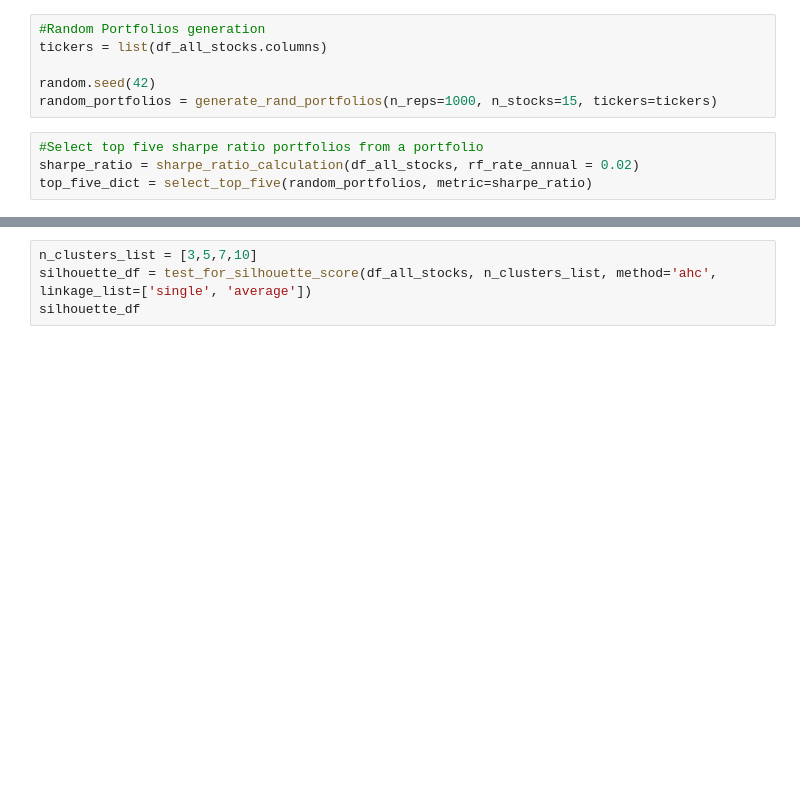
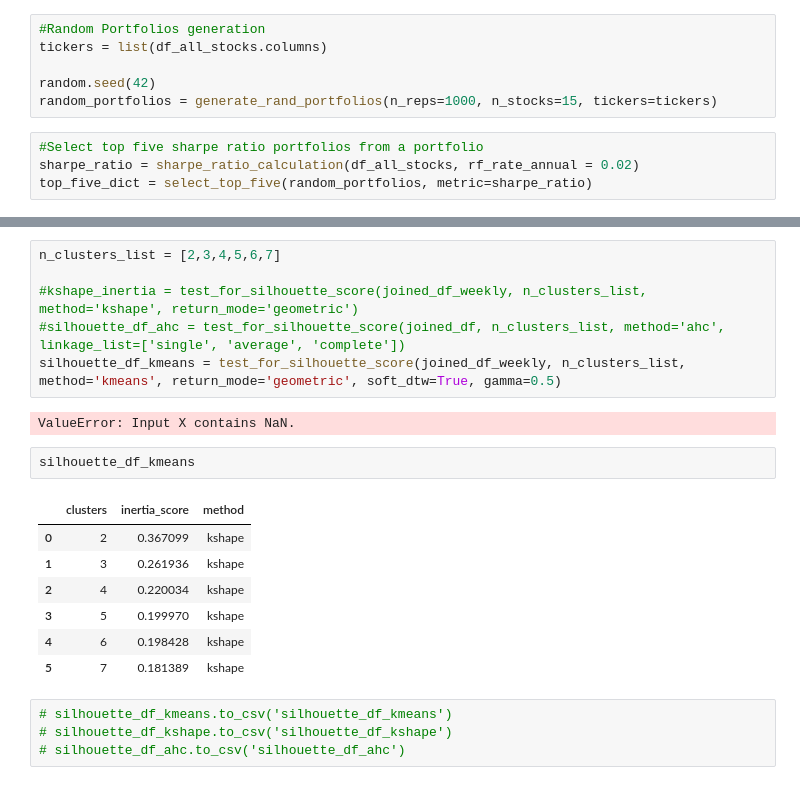
Before and after one commit to KirillKovalchuk02/thesis_clustering, a Jupyter notebook: data_process.ipynb, the cells around one changed output, grey strips where cells are left out. Saved outputs shown, nothing was run; the diff lists cells and outputs as text; blank space fills up the shorter version.

```diff
--- a/data_process.ipynb
+++ b/data_process.ipynb
@@ -49,4 +75,22 @@ AttributeError: 'TimeSeriesKMeans' object has no attribute 'cost_'
-# %%
-n_clusters_list = [3,5,7,10]
-silhouette_df = test_for_silhouette_score(df_all_stocks, n_clusters_list, method='ahc', linkage_list=['single', 'average'])
-silhouette_df
+# %%
+n_clusters_list = [2,3,4,5,6,7]
+
+#kshape_inertia = test_for_silhouette_score(joined_df_weekly, n_clusters_list, method='kshape', return_mode='geometric')
+#silhouette_df_ahc = test_for_silhouette_score(joined_df, n_clusters_list, method='ahc', linkage_list=['single', 'average', 'complete'])
+silhouette_df_kmeans = test_for_silhouette_score(joined_df_weekly, n_clusters_list, method='kmeans', return_mode='geometric', soft_dtw=True, gamma=0.5)
+# %% [output]
+ValueError: Input X contains NaN.
+# %%
+silhouette_df_kmeans
+# %% [output]
+|  | clusters | inertia_score | method |
+| 0 | 2 | 0.367099 | kshape |
+| 1 | 3 | 0.261936 | kshape |
+| 2 | 4 | 0.220034 | kshape |
+| 3 | 5 | 0.199970 | kshape |
+| 4 | 6 | 0.198428 | kshape |
+| 5 | 7 | 0.181389 | kshape |
+# %%
+# silhouette_df_kmeans.to_csv('silhouette_df_kmeans')
+# silhouette_df_kshape.to_csv('silhouette_df_kshape')
+# silhouette_df_ahc.to_csv('silhouette_df_ahc')
```
Also changed, not shown: parts of 8 cells of this notebook, 5 other files.
